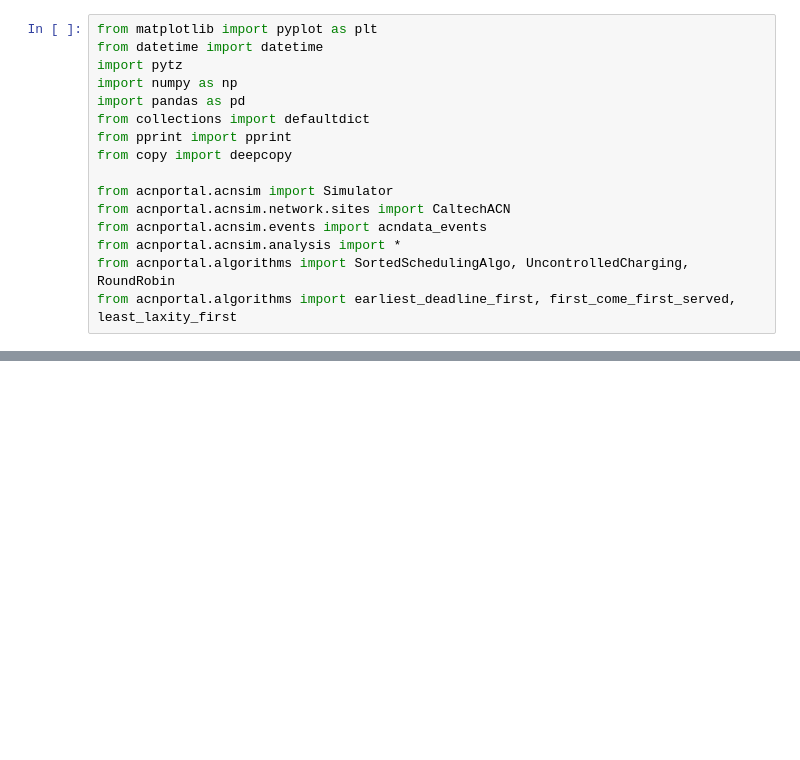
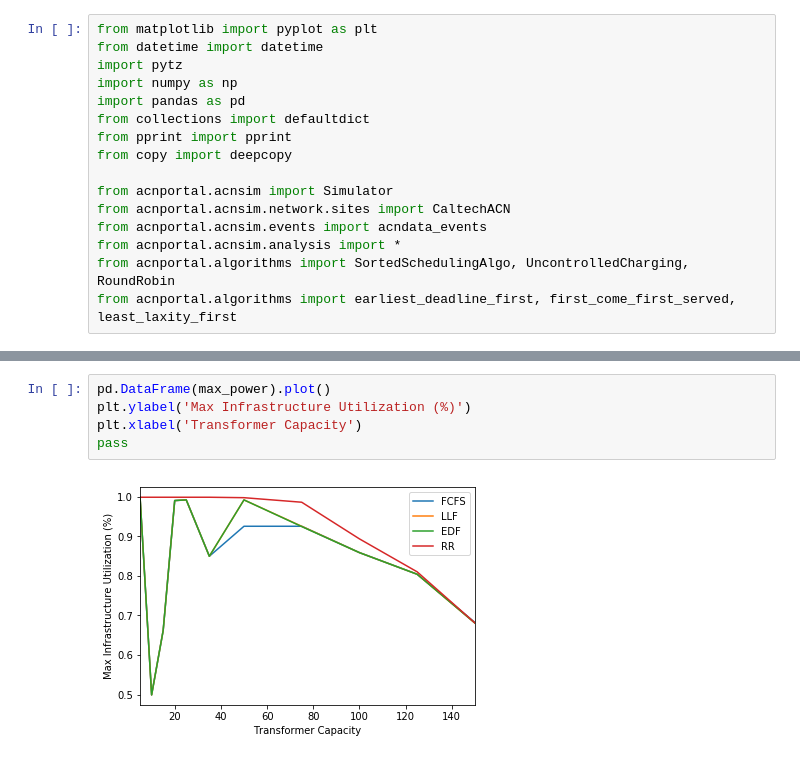
Before and after one commit to caltech-netlab/acnportal-experiments, a Jupyter notebook: baseline_algorithms_w_constrained_infrastructure.ipynb, the cells around one changed output, grey strips where cells are left out. Drawn from its saved outputs; the diff is of its cells as text; blank space fills up the shorter version.

```diff
--- a/baseline_algorithms_w_constrained_infrastructure.ipynb
+++ b/baseline_algorithms_w_constrained_infrastructure.ipynb
@@ -101,0 +108,7 @@ pd.DataFrame(results).plot()
+# %%
+pd.DataFrame(max_power).plot()
+plt.ylabel('Max Infrastructure Utilization (%)')
+plt.xlabel('Transformer Capacity')
+pass
+# %% [output]
+[figure, added]
```
Also changed, not shown: parts of 26 cells of this notebook.
